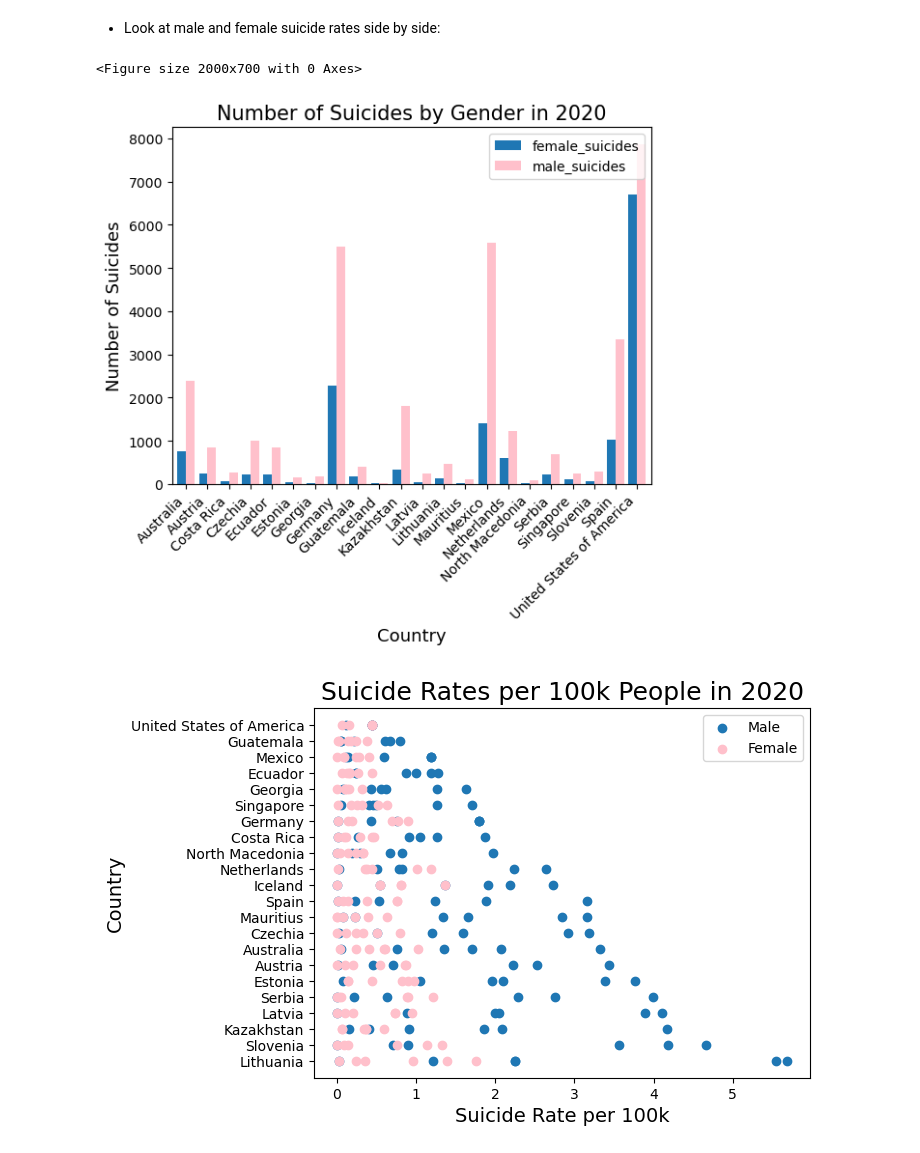
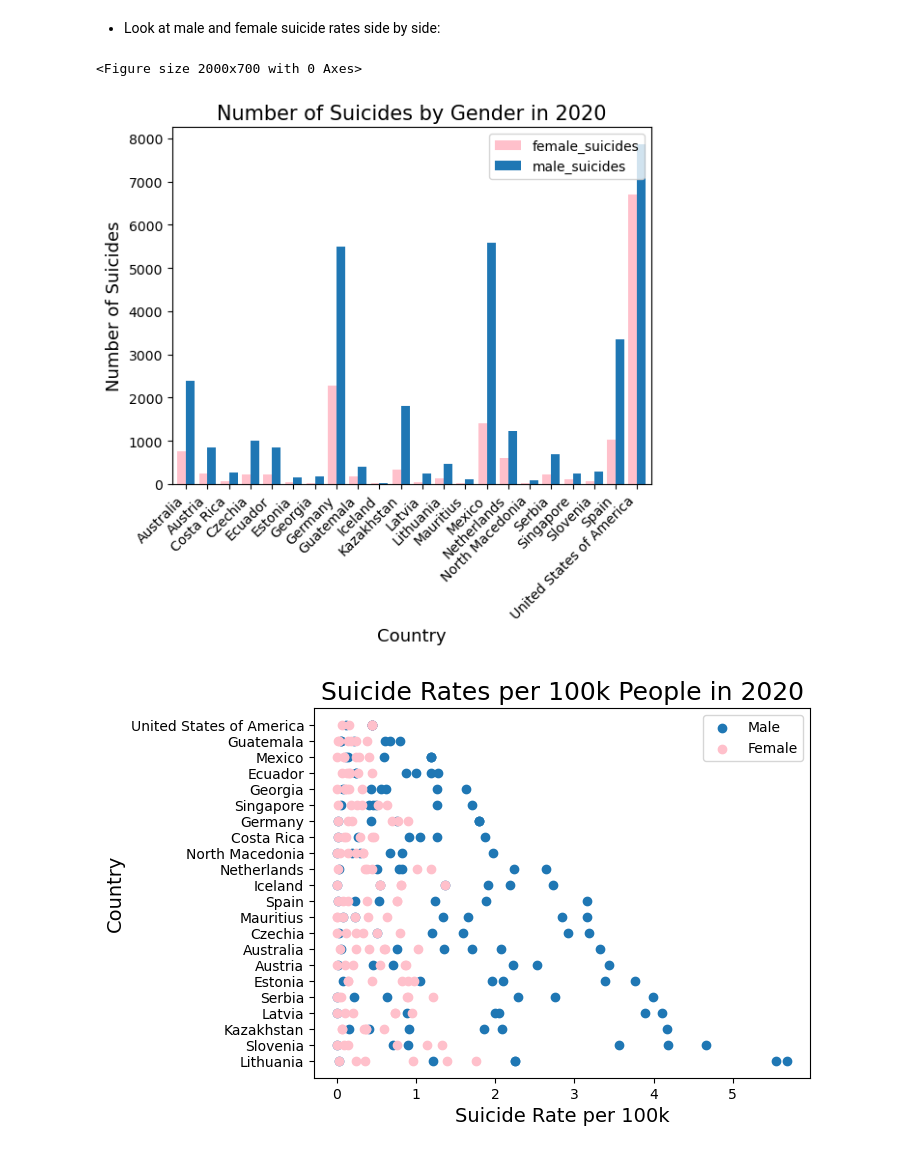
Before and after one commit to kendraliu/Project-One-An-Analysis-of-Suicide-Rate-and-Several-Factors, a Jupyter notebook: Suicide Rates Analysis.ipynb, the cells around one changed output. Drawn from its saved outputs; the diff is of its cells as text; code cells hidden in the pictures.

Commit message:
put together all the graphs and update analysis

```diff
--- a/Suicide Rates Analysis.ipynb
+++ b/Suicide Rates Analysis.ipynb
@@ -1131,20 +1131,20 @@ pivoted_data
 # %%
 # Create bar chart
 #fig, ax = plt.subplots(figsize=(10,7))
 #pivoted_data.plot(kind='bar', ax=ax)
 plt.figure(figsize=(20, 7))
-pivoted_data.plot(kind='bar', color=["#1f77b4", "pink"], width=0.8)
+pivoted_data.plot(kind='bar', color=["pink", "#1f77b4"], width=0.8)
 plt.xticks(rotation=45, ha="right", fontsize=10)
 #plt.xlabel('Country',fontsize=15)
 #plt.ylabel('Number of Suicides',fontsize=15)
 plt.xlabel('Country',fontsize=13)
 plt.ylabel('Number of Suicides',fontsize=13)
 plt.title('Number of Suicides by Gender in 2020',fontsize=15)
 plt.legend(loc='upper right')
 plt.show()
 # %% [output]
 <Figure size 2000x700 with 0 Axes>
-[figure, old version]
+[figure, new version]
 # %%
 # create scatter plot for male and female suicide rates
 plt.scatter(male_suicide_rates_df['suicide_rate_per_100k'], male_suicide_rates_df['country'], label='Male',color='#1f77b4')
```
Also changed, not shown: parts of 2 cells of this notebook, 37 other files.
